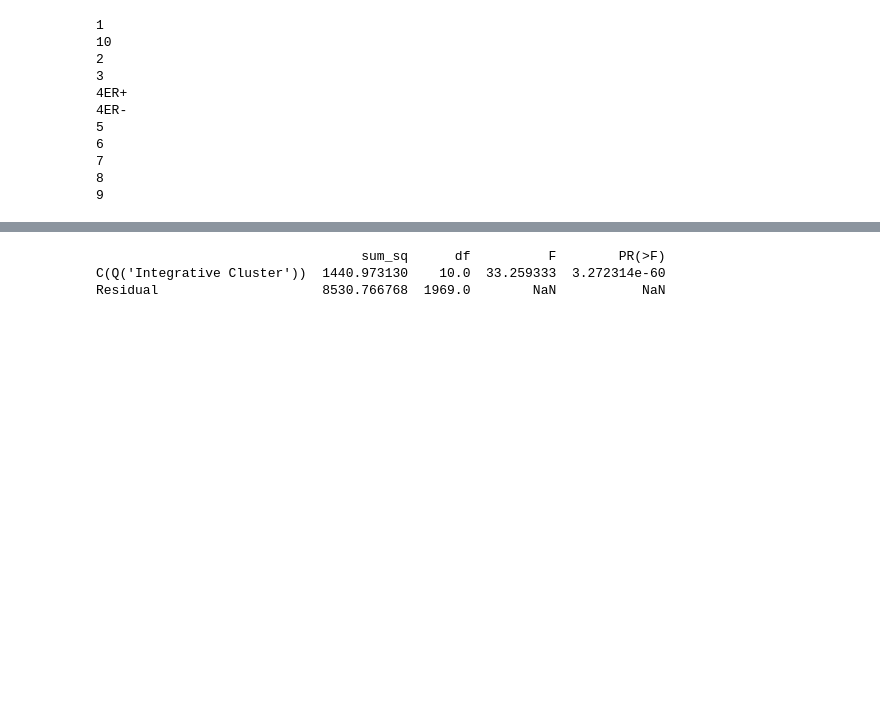
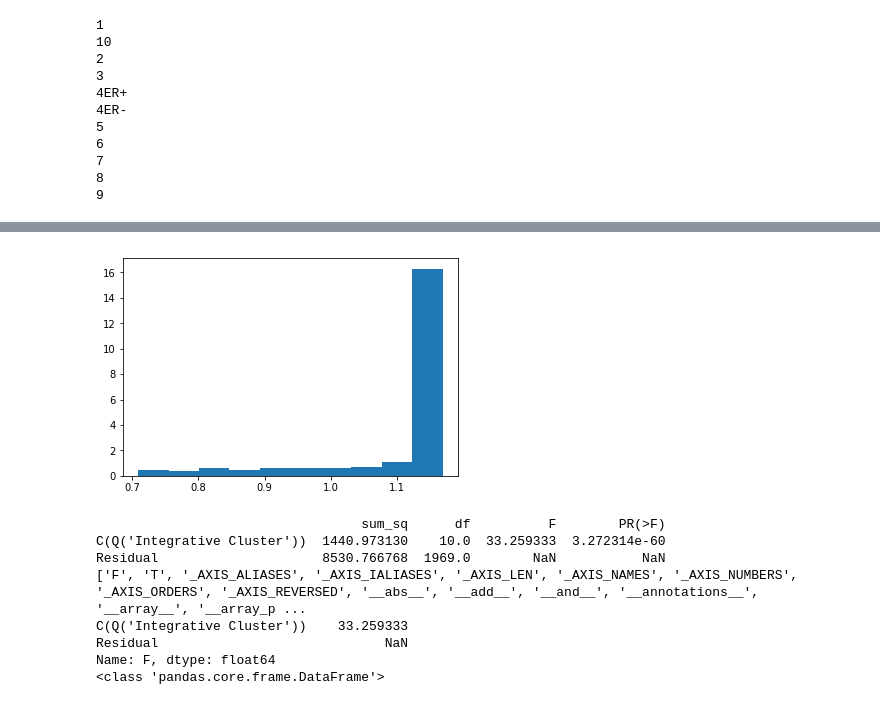
Before and after one commit to statisticalbiotechnology/wall, a Jupyter notebook: src/failures_of_null_testing.ipynb, the cells around one changed output, grey strips where cells are left out. Cells and saved outputs as stored; diff of their text form; code cells hidden in the pictures; blank space fills up the shorter version.

```diff
--- a/src/failures_of_null_testing.ipynb
+++ b/src/failures_of_null_testing.ipynb
@@ -101,10 +137,29 @@ null_testing_cluster('2')
+# %%
+def make_pdf(cluster):
+    p_vals = clusterframes[cluster][f'p-values'].tolist()
+    a, b = 0, 1
+    pdf_ = truncnorm.pdf(p_vals, a, b)
+    plt.hist(pdf_, density=True)
+    plt.show()
+
+make_pdf('1')
+# %% [output]
+[figure, added]
 # %%
 from statsmodels.formula.api import ols
 import statsmodels.api as sm
 results = ols("Q('Interleukin-7 signaling') ~ C(Q('Integrative Cluster'))", data=full_df).fit()
 table = sm.stats.anova_lm(results, typ=2)
 print(table)
+print(dir(table))
+print(table.F)
+print(type(table))
 # %% [output]
                                   sum_sq      df          F        PR(>F)
 C(Q('Integrative Cluster'))  1440.973130    10.0  33.259333  3.272314e-60
 Residual                     8530.766768  1969.0        NaN           NaN
+['F', 'T', '_AXIS_ALIASES', '_AXIS_IALIASES', '_AXIS_LEN', '_AXIS_NAMES', '_AXIS_NUMBERS', '_AXIS_ORDERS', '_AXIS_REVERSED', '__abs__', '__add__', '__and__', '__annotations__', '__array__', '__array_p ...
+C(Q('Integrative Cluster'))    33.259333
+Residual                             NaN
+Name: F, dtype: float64
+<class 'pandas.core.frame.DataFrame'>
```
Also changed, not shown: parts of 5 cells of this notebook.
